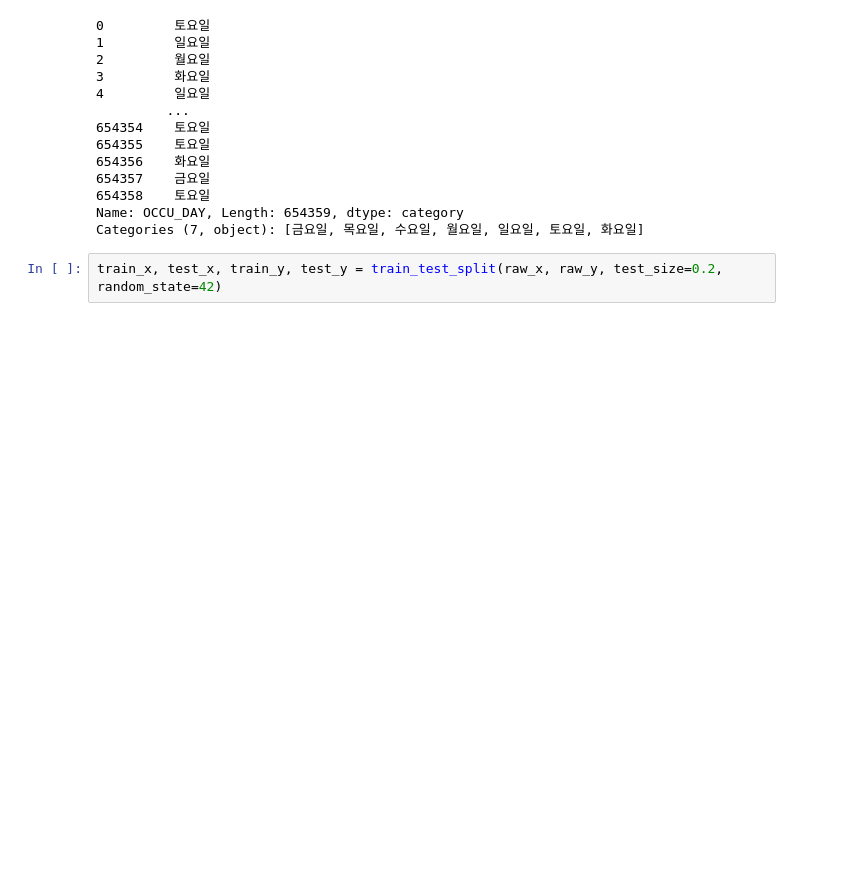
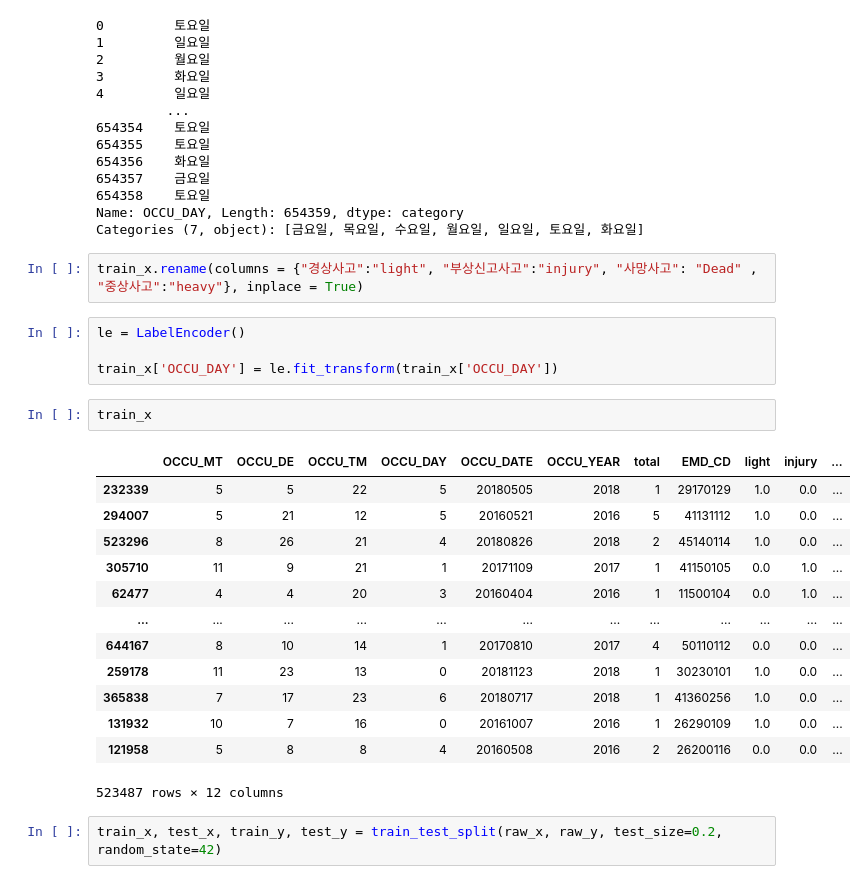
Before and after one commit to 2020NIA/roundabout_project, a Jupyter notebook: source/Lightgbm_YANG.ipynb, the cells around one changed output. Saved outputs shown, nothing was run; the diff lists cells and outputs as text; blank space fills up the shorter version.

```diff
--- a/source/Lightgbm_YANG.ipynb
+++ b/source/Lightgbm_YANG.ipynb
@@ -56,6 +122,28 @@ raw_x['OCCU_DAY']
 654358    토요일
 Name: OCCU_DAY, Length: 654359, dtype: category
 Categories (7, object): [금요일, 목요일, 수요일, 월요일, 일요일, 토요일, 화요일]
+# %%
+train_x.rename(columns = {"경상사고":"light", "부상신고사고":"injury", "사망사고": "Dead" , "중상사고":"heavy"}, inplace = True)
+# %%
+le = LabelEncoder()
+
+train_x['OCCU_DAY'] = le.fit_transform(train_x['OCCU_DAY'])
+# %%
+train_x
+# %% [output]
+|  | OCCU_MT | OCCU_DE | OCCU_TM | OCCU_DAY | OCCU_DATE | OCCU_YEAR | total | EMD_CD | light | injury | ... |
+| 232339 | 5 | 5 | 22 | 5 | 20180505 | 2018 | 1 | 29170129 | 1.0 | 0.0 | ... |
+| 294007 | 5 | 21 | 12 | 5 | 20160521 | 2016 | 5 | 41131112 | 1.0 | 0.0 | ... |
+| 523296 | 8 | 26 | 21 | 4 | 20180826 | 2018 | 2 | 45140114 | 1.0 | 0.0 | ... |
+| 305710 | 11 | 9 | 21 | 1 | 20171109 | 2017 | 1 | 41150105 | 0.0 | 1.0 | ... |
+| 62477 | 4 | 4 | 20 | 3 | 20160404 | 2016 | 1 | 11500104 | 0.0 | 1.0 | ... |
+| ... | ... | ... | ... | ... | ... | ... | ... | ... | ... | ... | ... |
+| 644167 | 8 | 10 | 14 | 1 | 20170810 | 2017 | 4 | 50110112 | 0.0 | 0.0 | ... |
+| 259178 | 11 | 23 | 13 | 0 | 20181123 | 2018 | 1 | 30230101 | 1.0 | 0.0 | ... |
+| 365838 | 7 | 17 | 23 | 6 | 20180717 | 2018 | 1 | 41360256 | 1.0 | 0.0 | ... |
+| 131932 | 10 | 7 | 16 | 0 | 20161007 | 2016 | 1 | 26290109 | 1.0 | 0.0 | ... |
+| 121958 | 5 | 8 | 8 | 4 | 20160508 | 2016 | 2 | 26200116 | 0.0 | 0.0 | ... |
+523487 rows × 12 columns
 # %%
 train_x, test_x, train_y, test_y = train_test_split(raw_x, raw_y, test_size=0.2, random_state=42)
 # %%
```
Also changed, not shown: parts of 12 cells of this notebook.
